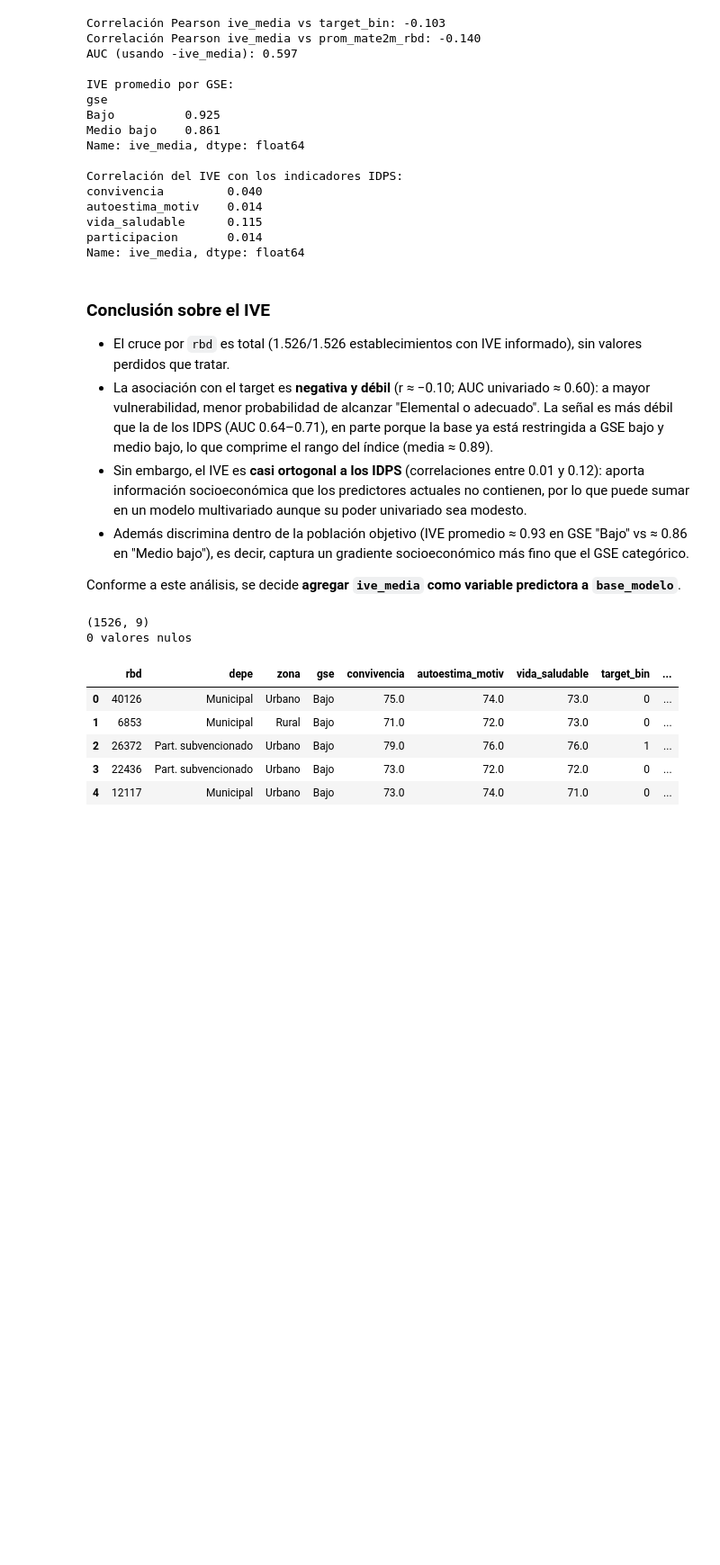
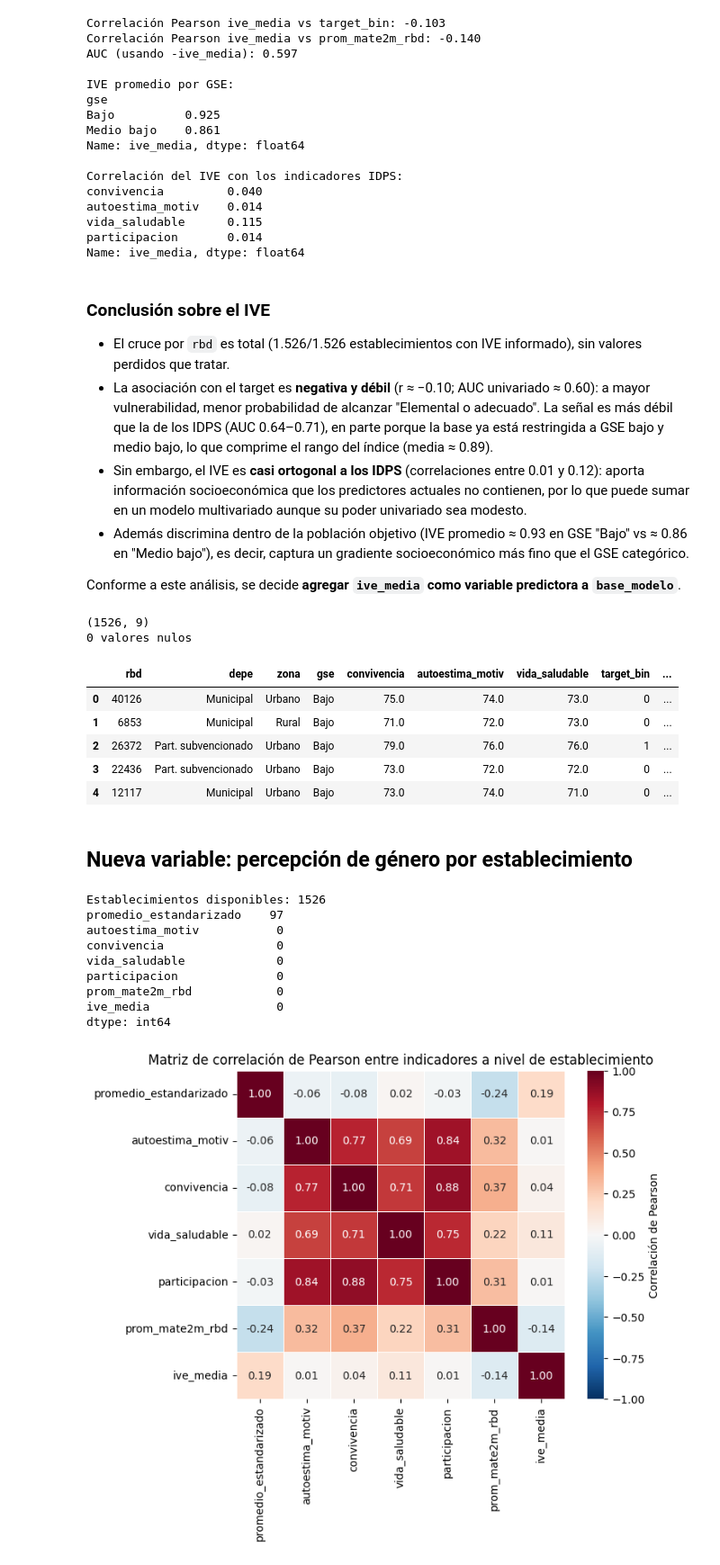
Before and after one commit to vcanalesg/dcc_taller_proyecto_g4, a Jupyter notebook: EDAyPreprocesamiento_01.ipynb, the cells around one changed output. Shown at 90% size. Saved outputs shown, nothing was run; the diff lists cells and outputs as text; code cells hidden in the pictures; blank space fills up the shorter version.

Commit message:
matriz de correlacion con creencias de genero

```diff
--- a/EDAyPreprocesamiento_01.ipynb
+++ b/EDAyPreprocesamiento_01.ipynb
@@ -491,11 +491,11 @@ for categoria in [1, 2, 3, 4]:
     )
     # Escribimos el % dentro de cada segmento, si es lo bastante ancho
     # como para que el texto se lea (evita amontonar números en segmentos chicos)
-    for i, (valor, base) in enumerate(zip(valores, acumulado)):
+    for i, (valor, acumulado_i) in enumerate(zip(valores, acumulado)):
         if valor >= 6:  # solo etiquetamos segmentos de 6% o más
             color_texto = "white" if categoria in [1, 4] else "black"
             ax.text(
-                base + valor / 2, i, f"{valor:.0f}%",
+                acumulado_i + valor / 2, i, f"{valor:.0f}%",
                 ha="center", va="center", fontsize=8, color=color_texto
             )
     acumulado += valores
@@ -1269,3 +1269,45 @@ base_modelo.head()
 | 2 | 26372 | Part. subvencionado | Urbano | Bajo | 79.0 | 76.0 | 76.0 | 1 | ... |
 | 3 | 22436 | Part. subvencionado | Urbano | Bajo | 73.0 | 72.0 | 72.0 | 0 | ... |
 | 4 | 12117 | Municipal | Urbano | Bajo | 73.0 | 74.0 | 71.0 | 0 | ... |
+# %% [markdown]
+## Nueva variable: percepción de género por establecimiento
+# %%
+base_corr = (
+    base[["rbd", "prom_mate2m_rbd", "autoestima_motiv", "convivencia",
+          "vida_saludable", "participacion"]]
+    .merge(ive[["rbd", "ive_media"]], on="rbd", how="left")
+    .merge(creencias_genero_rbd[["rbd", "promedio_estandarizado"]], on="rbd", how="left")
+)
+
+indicadores = [
+    "promedio_estandarizado", "autoestima_motiv", "convivencia",
+    "vida_saludable", "participacion", "prom_mate2m_rbd", "ive_media",
+]
+
+print(f"Establecimientos disponibles: {base_corr.shape[0]}")
+print(base_corr[indicadores].isna().sum())
+
+matriz_corr = base_corr[indicadores].corr(method="pearson")
+
+fig, ax = plt.subplots(figsize=(8, 6.5))
+sns.heatmap(
+    matriz_corr, annot=True, fmt=".2f", cmap="RdBu_r", vmin=-1, vmax=1,
+    center=0, square=True, linewidths=0.5,
+    cbar_kws={"label": "Correlación de Pearson"}, ax=ax
+)
+ax.set_title("Matriz de correlación de Pearson entre indicadores a nivel de establecimiento")
+plt.tight_layout()
+plt.show()
+
+matriz_corr.round(3)
+# %% [output]
+Establecimientos disponibles: 1526
+promedio_estandarizado    97
+autoestima_motiv           0
+convivencia                0
+vida_saludable             0
+participacion              0
+prom_mate2m_rbd            0
+ive_media                  0
+dtype: int64
+[figure, added]
```
Also changed, not shown: parts of 1 cell of this notebook.
